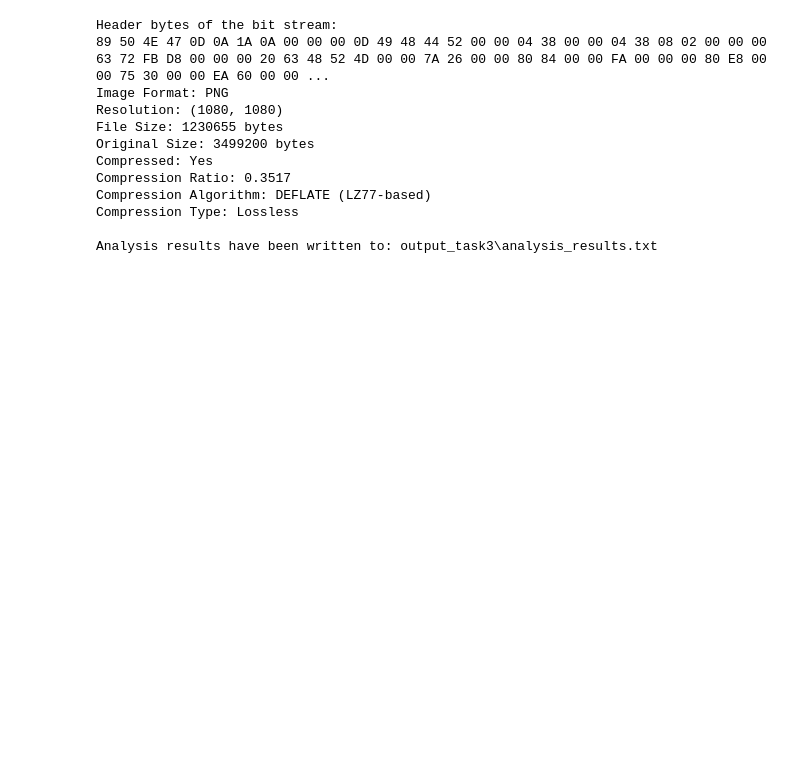
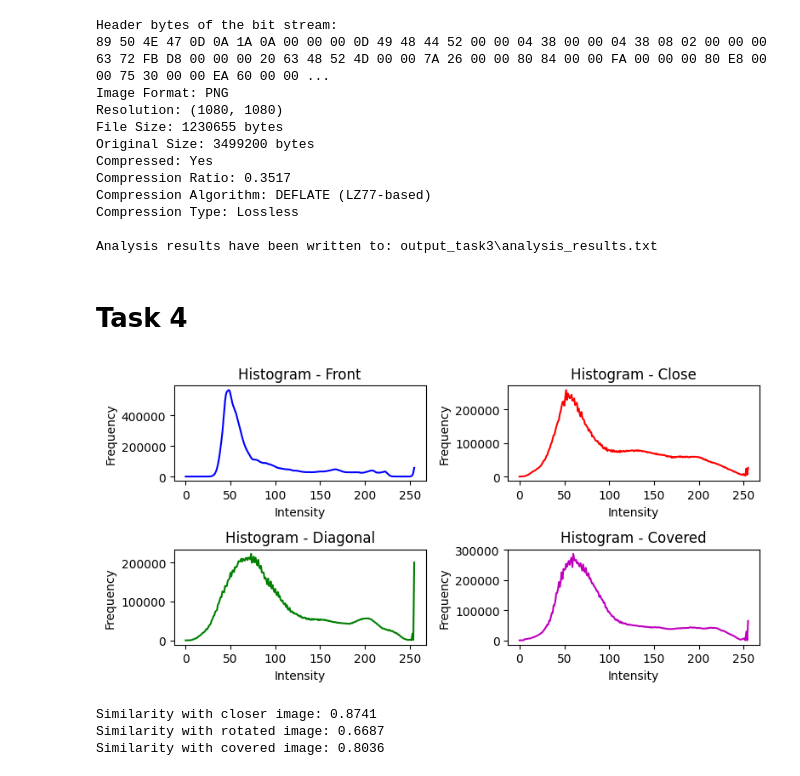
Before and after one commit to amirZZZkiller/CV-Course-Projects, a Jupyter notebook: CA1/CA1.ipynb, the cells around one changed output. Cells and saved outputs as stored; diff of their text form; code cells hidden in the pictures; blank space fills up the shorter version.

Commit message:
[CA1] do task 4: template matching

```diff
--- a/CA1/CA1.ipynb
+++ b/CA1/CA1.ipynb
@@ -369,3 +369,80 @@ Compression Algorithm: DEFLATE (LZ77-based)
 Compression Type: Lossless
 
 Analysis results have been written to: output_task3\analysis_results.txt
+# %% [markdown]
+# Task 4
+# %%
+# Load the reference image (front posture)
+reference_image = cv2.imread("test4_front.jpg")
+
+# Load the other three images
+closer_image = cv2.imread("test4_close.jpg")
+diagonal_image = cv2.imread("test4_diagonal.jpg")
+covered_image = cv2.imread("test4_covered.jpg")
+
+# Convert images to grayscale
+reference_gray = cv2.cvtColor(reference_image, cv2.COLOR_BGR2GRAY)
+closer_gray = cv2.cvtColor(closer_image, cv2.COLOR_BGR2GRAY)
+diagonal_gray = cv2.cvtColor(diagonal_image, cv2.COLOR_BGR2GRAY)
+covered_gray = cv2.cvtColor(covered_image, cv2.COLOR_BGR2GRAY)
+
+# Perform Histogram Matching
+matched_closer = cv2.createCLAHE(clipLimit=2.0, tileGridSize=(8, 8)).apply(closer_gray)
+matched_diagonal = cv2.createCLAHE(clipLimit=2.0, tileGridSize=(8, 8)).apply(diagonal_gray)
+matched_covered = cv2.createCLAHE(clipLimit=2.0, tileGridSize=(8, 8)).apply(covered_gray)
+
+# Calculate histograms
+hist_reference = cv2.calcHist([reference_gray], [0], None, [256], [0, 256])
+hist_closer = cv2.calcHist([matched_closer], [0], None, [256], [0, 256])
+hist_diagonal = cv2.calcHist([matched_diagonal], [0], None, [256], [0, 256])
+hist_covered = cv2.calcHist([matched_covered], [0], None, [256], [0, 256])
+
+# Plot histograms
+plt.figure(figsize=(8, 4))
+plt.subplot(2, 2, 1)
+plt.plot(hist_reference, color='b')
+plt.title('Histogram - Front')
+plt.xlabel('Intensity')
+plt.ylabel('Frequency')
+
+plt.subplot(2, 2, 2)
+plt.plot(hist_closer, color='r')
+plt.title('Histogram - Close')
+plt.xlabel('Intensity')
+plt.ylabel('Frequency')
+
+plt.subplot(2, 2, 3)
+plt.plot(hist_diagonal, color='g')
+plt.title('Histogram - Diagonal')
+plt.xlabel('Intensity')
+plt.ylabel('Frequency')
+
+plt.subplot(2, 2, 4)
+plt.plot(hist_covered, color='m')
+plt.title('Histogram - Covered')
+plt.xlabel('Intensity')
+plt.ylabel('Frequency')
+
+plt.tight_layout()
+plt.show()
+
+# Normalize histograms
+cv2.normalize(hist_reference, hist_reference, alpha=0, beta=1, norm_type=cv2.NORM_MINMAX)
+cv2.normalize(hist_closer, hist_closer, alpha=0, beta=1, norm_type=cv2.NORM_MINMAX)
+cv2.normalize(hist_diagonal, hist_diagonal, alpha=0, beta=1, norm_type=cv2.NORM_MINMAX)
+cv2.normalize(hist_covered, hist_covered, alpha=0, beta=1, norm_type=cv2.NORM_MINMAX)
+
+# Calculate histogram similarities
+similarity_closer = cv2.compareHist(hist_reference, hist_closer, cv2.HISTCMP_CORREL)
+similarity_diagonal = cv2.compareHist(hist_reference, hist_diagonal, cv2.HISTCMP_CORREL)
+similarity_covered = cv2.compareHist(hist_reference, hist_covered, cv2.HISTCMP_CORREL)
+
+# Print similarity scores
+print("Similarity with closer image: {:.4f}".format(similarity_closer))
+print("Similarity with rotated image: {:.4f}".format(similarity_diagonal))
+print("Similarity with covered image: {:.4f}".format(similarity_covered))
+# %% [output]
+[figure, added]
+Similarity with closer image: 0.8741
+Similarity with rotated image: 0.6687
+Similarity with covered image: 0.8036
```
